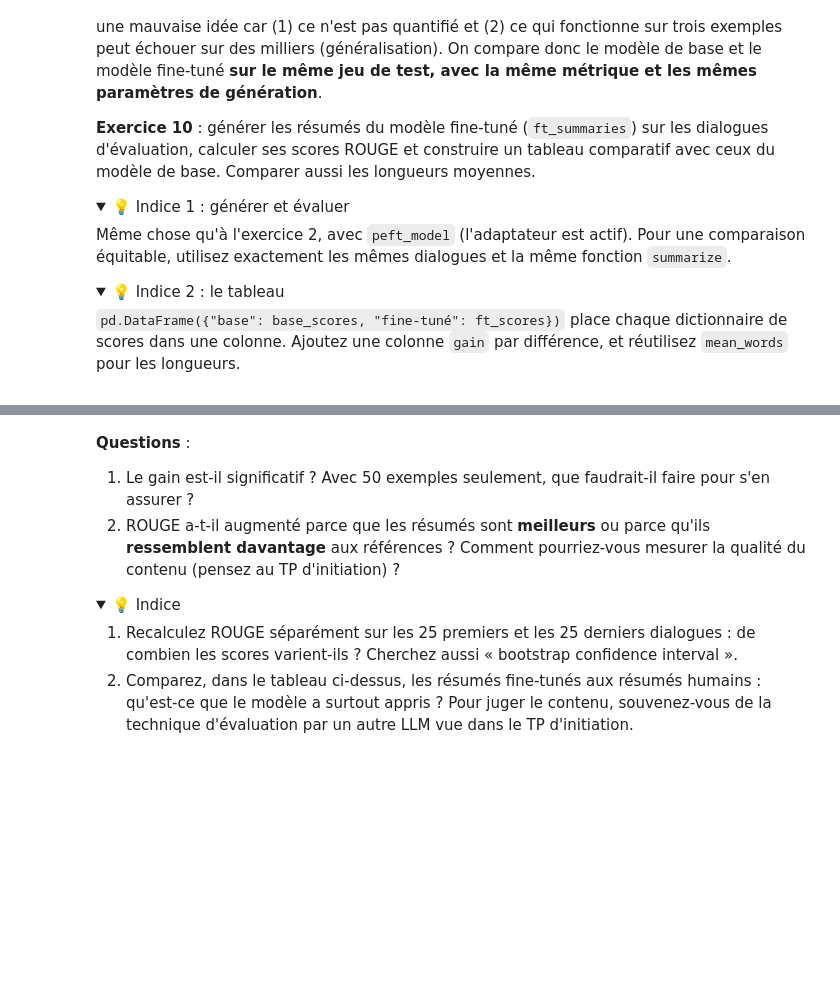
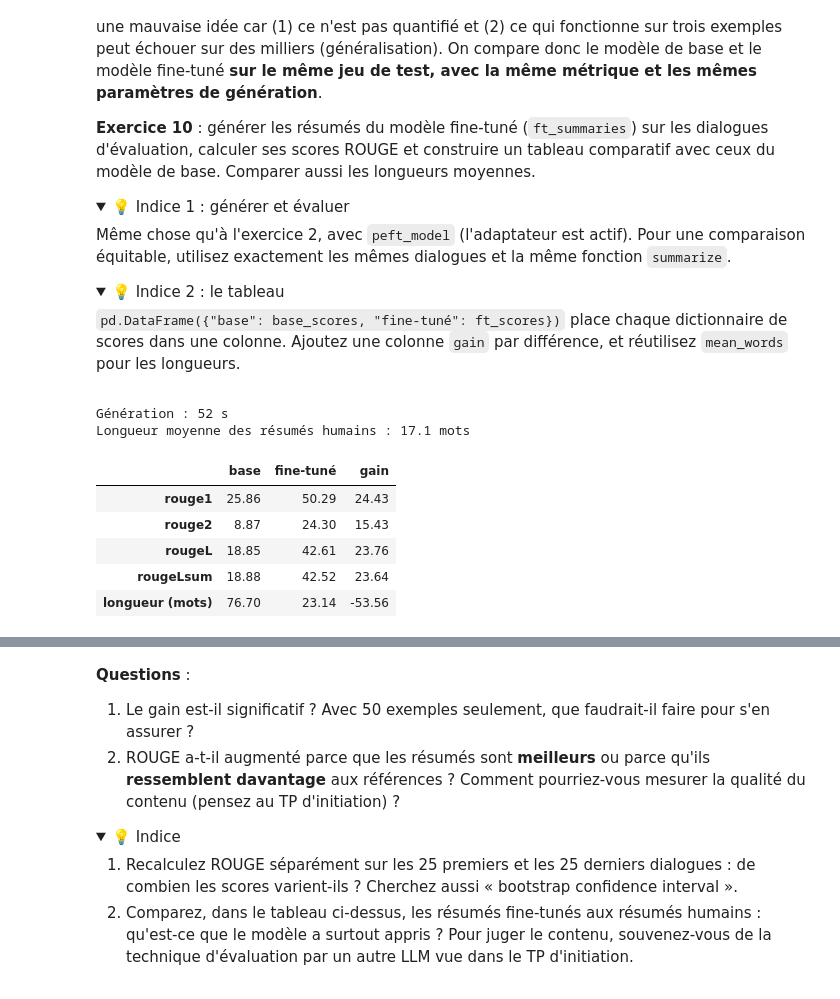
Before and after one commit to degahugo/tp-fine-tuning-student-version, a Jupyter notebook: tp-fine-tuning.ipynb, the cells around one changed output, grey strips where cells are left out. Drawn from its saved outputs; the diff is of its cells as text; code cells hidden in the pictures; folded sections open; blank space fills up the shorter version.

```diff
--- a/tp-fine-tuning.ipynb
+++ b/tp-fine-tuning.ipynb
@@ -851,5 +894,35 @@ Même chose qu'à l'exercice 2, avec `peft_model` (l'adaptateur est actif). Pour
 </details>
 # %%
 # VOTRE CODE ICI
+human_first_refs = [refs[0] for refs in eval_references]
+# Générer avec le modèle fine-tuné (l'adaptateur LoRA est actif)
+start = time.time()
+ft_summaries = summarize(peft_model, eval_dialogues)
+print(f"Génération : {time.time() - start:.0f} s")
+
+# Scores ROUGE
+ft_scores = rouge_scores(ft_summaries, eval_references)
+
+# Tableau comparatif
+comparison = pd.DataFrame({"base": base_scores, "fine-tuné": ft_scores})
+comparison["gain"] = comparison["fine-tuné"] - comparison["base"]
+
+# Longueurs moyennes (en mots)
+comparison.loc["longueur (mots)"] = [
+    mean_words(base_summaries),
+    mean_words(ft_summaries),
+    mean_words(ft_summaries) - mean_words(base_summaries),
+]
+print(f"Longueur moyenne des résumés humains : {mean_words(human_first_refs):.1f} mots")
+comparison.round(2)
+# %% [output]
+Génération : 52 s
+Longueur moyenne des résumés humains : 17.1 mots
+|  | base | fine-tuné | gain |
+| rouge1 | 25.86 | 50.29 | 24.43 |
+| rouge2 | 8.87 | 24.30 | 15.43 |
+| rougeL | 18.85 | 42.61 | 23.76 |
+| rougeLsum | 18.88 | 42.52 | 23.64 |
+| longueur (mots) | 76.70 | 23.14 | -53.56 |
 # %%
 pd.DataFrame({"humain": human_first_refs, "base": base_summaries, "fine-tuné": ft_summaries}).head(5)
```
Also changed, not shown: parts of 17 cells of this notebook.
